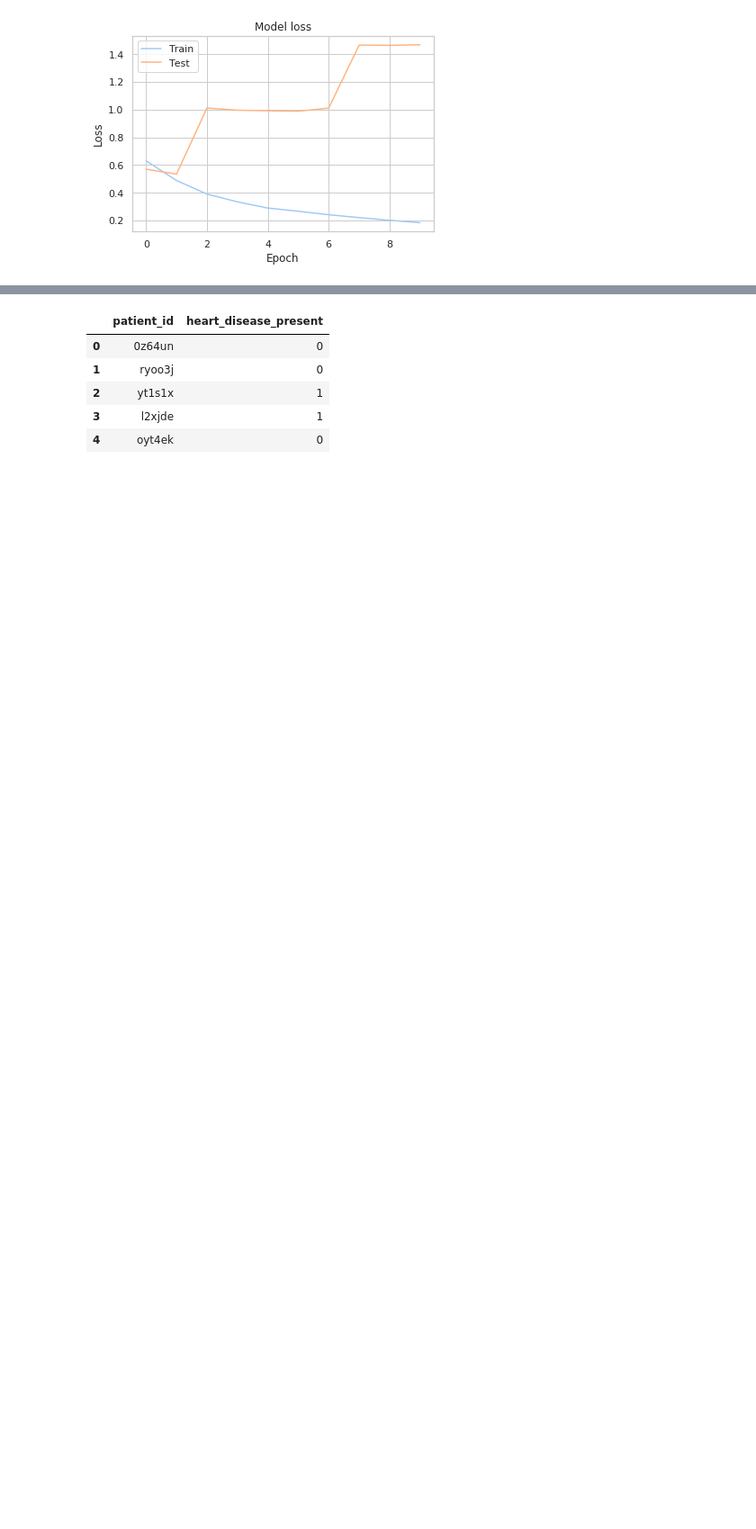
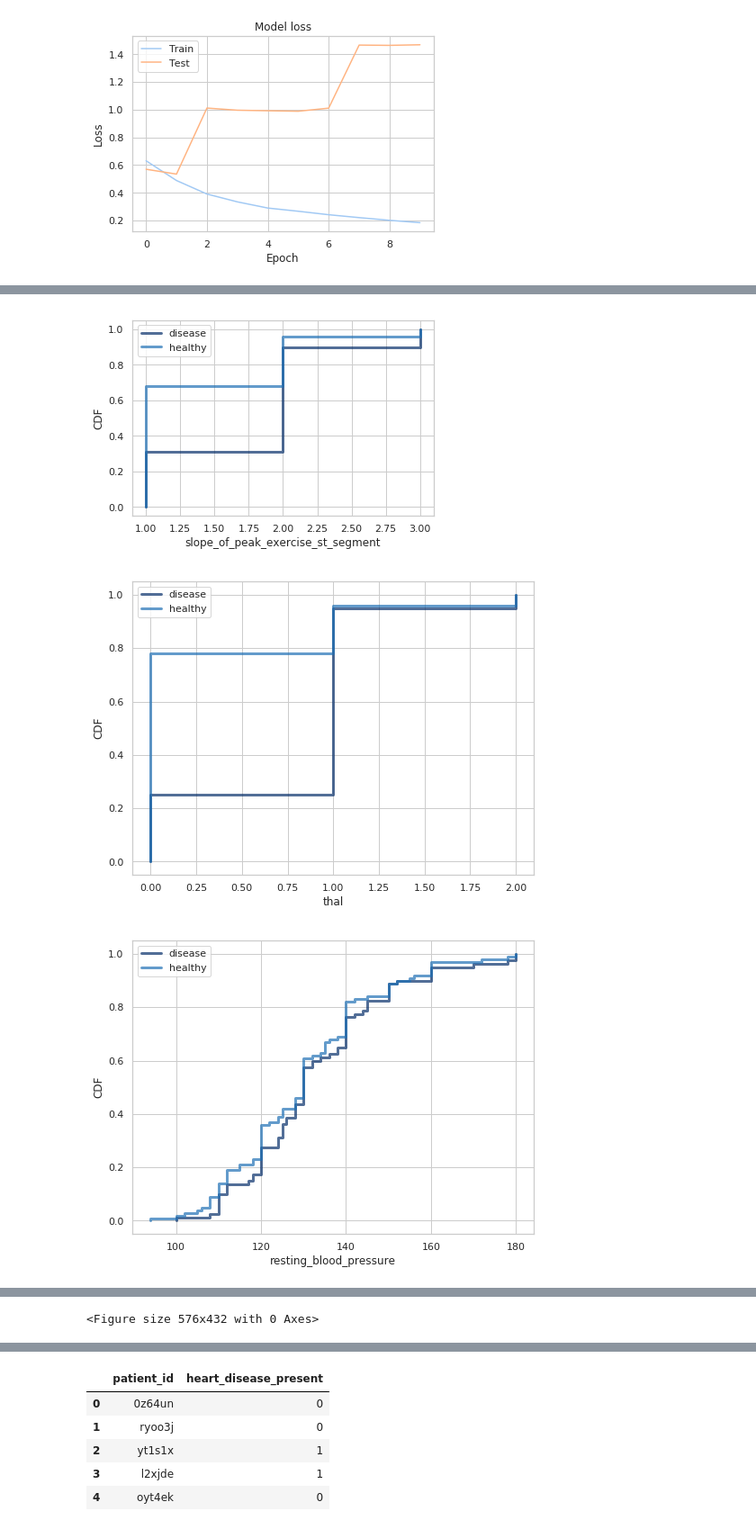
Before and after one commit to djconnolly27/DataScienceProject1, a Jupyter notebook: project3/project3.ipynb, the cells around one changed output, grey strips where cells are left out. Shown at 90% size. Drawn from its saved outputs; the diff is of its cells as text; code cells hidden in the pictures; blank space fills up the shorter version.

```diff
--- a/project3/project3.ipynb
+++ b/project3/project3.ipynb
@@ -587,0 +575,10 @@ Let's go back to the basics.
+# %%
+trainVal = pd.read_csv('train_values.csv')
+trainLab = pd.read_csv('train_labels.csv')
+testVal = pd.read_csv('test_values.csv')
+# %%
+trainVal.thal.replace(['normal', 'reversible_defect', 'fixed_defect'], [0,1,2], inplace=True)
+# 0 = normal
+# 1 = reversible defect
+# 2 = fixed defect
+trainVal['thal'].value_counts()
@@ -587,0 +590,22 @@ Let's go back to the basics.
+# %%
+dfres = pd.merge(trainVal, trainLab, on='patient_id')
+# %%
+disease = dfres[dfres.heart_disease_present == 1]
+healthy = dfres[dfres.heart_disease_present == 0]
+
+check_cols = ['slope_of_peak_exercise_st_segment', 'thal',
+       'resting_blood_pressure', 'chest_pain_type', 'num_major_vessels',
+       'fasting_blood_sugar_gt_120_mg_per_dl', 'resting_ekg_results',
+       'serum_cholesterol_mg_per_dl', 'oldpeak_eq_st_depression', 'sex', 'age',
+       'max_heart_rate_achieved', 'exercise_induced_angina']
+# %%
+for each in check_cols:
+    cdf = thinkstats2.Cdf(disease[each].dropna(), label='disease')
+    cdf2 = thinkstats2.Cdf(healthy[each].dropna(), label='healthy')
+    thinkplot.Cdf(cdf)
+    thinkplot.Cdf(cdf2)
+    thinkplot.Show(xlabel=each, ylabel='CDF')
+# %% [output]
+[figure, added]
+[figure, added]
+[figure, added]
@@ -587,0 +622 @@ Let's go back to the basics.
+<Figure size 576x432 with 0 Axes>
```
Also changed, not shown: parts of 59 cells of this notebook.
